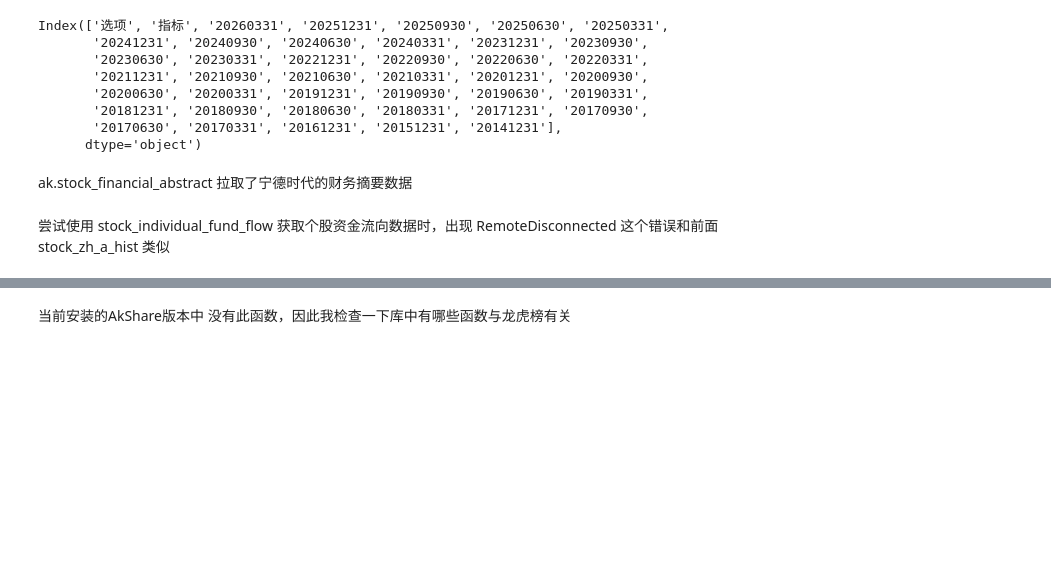
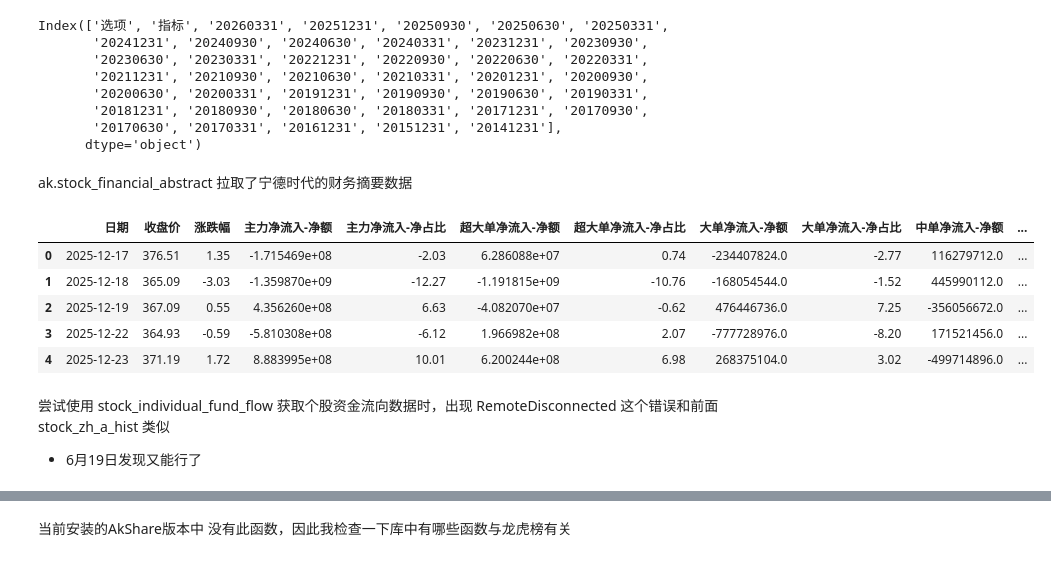
Before and after one commit to Chandler-h-blake/a-share-research-dashboard, a Jupyter notebook: week2/data_exploration.ipynb, the cells around one changed output, grey strips where cells are left out. Drawn from its saved outputs; the diff is of its cells as text; code cells hidden in the pictures; blank space fills up the shorter version.

```diff
--- a/week2/data_exploration.ipynb
+++ b/week2/data_exploration.ipynb
@@ -136,11 +136,19 @@ Index(['选项', '指标', '20260331', '20251231', '20250930', '20250630', '2025
 # %% [markdown]
 ak.stock_financial_abstract 拉取了宁德时代的财务摘要数据
 # %%
-# fund_flow_df = ak.stock_individual_fund_flow(stock="300750", market="sz")
-# fund_flow_df.head()
+fund_flow_df = ak.stock_individual_fund_flow(stock="300750", market="sz")
+fund_flow_df.head()
+# %% [output]
+|  | 日期 | 收盘价 | 涨跌幅 | 主力净流入-净额 | 主力净流入-净占比 | 超大单净流入-净额 | 超大单净流入-净占比 | 大单净流入-净额 | 大单净流入-净占比 | 中单净流入-净额 | ... |
+| 0 | 2025-12-17 | 376.51 | 1.35 | -1.715469e+08 | -2.03 | 6.286088e+07 | 0.74 | -234407824.0 | -2.77 | 116279712.0 | ... |
+| 1 | 2025-12-18 | 365.09 | -3.03 | -1.359870e+09 | -12.27 | -1.191815e+09 | -10.76 | -168054544.0 | -1.52 | 445990112.0 | ... |
+| 2 | 2025-12-19 | 367.09 | 0.55 | 4.356260e+08 | 6.63 | -4.082070e+07 | -0.62 | 476446736.0 | 7.25 | -356056672.0 | ... |
+| 3 | 2025-12-22 | 364.93 | -0.59 | -5.810308e+08 | -6.12 | 1.966982e+08 | 2.07 | -777728976.0 | -8.20 | 171521456.0 | ... |
+| 4 | 2025-12-23 | 371.19 | 1.72 | 8.883995e+08 | 10.01 | 6.200244e+08 | 6.98 | 268375104.0 | 3.02 | -499714896.0 | ... |
 # %% [markdown]
 尝试使用 stock_individual_fund_flow 获取个股资金流向数据时，出现 RemoteDisconnected
 这个错误和前面 stock_zh_a_hist 类似
+- 6月19日发现又能行了
 # %%
 # lhb_df = ak.stock_sina_lhb_detail_daily(
 #     trade_date="20260618"
```
Also changed, not shown: parts of 2 cells of this notebook, 27 other files.
